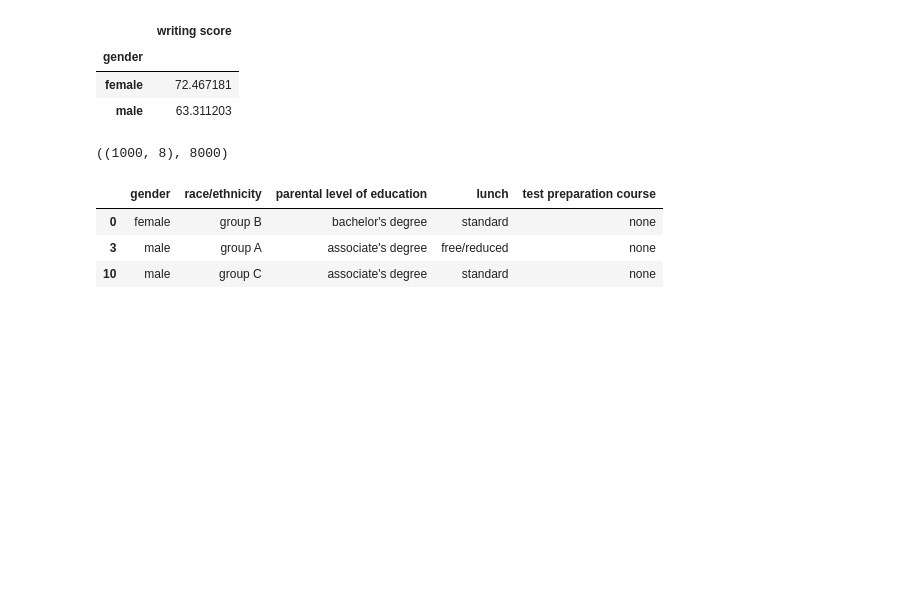
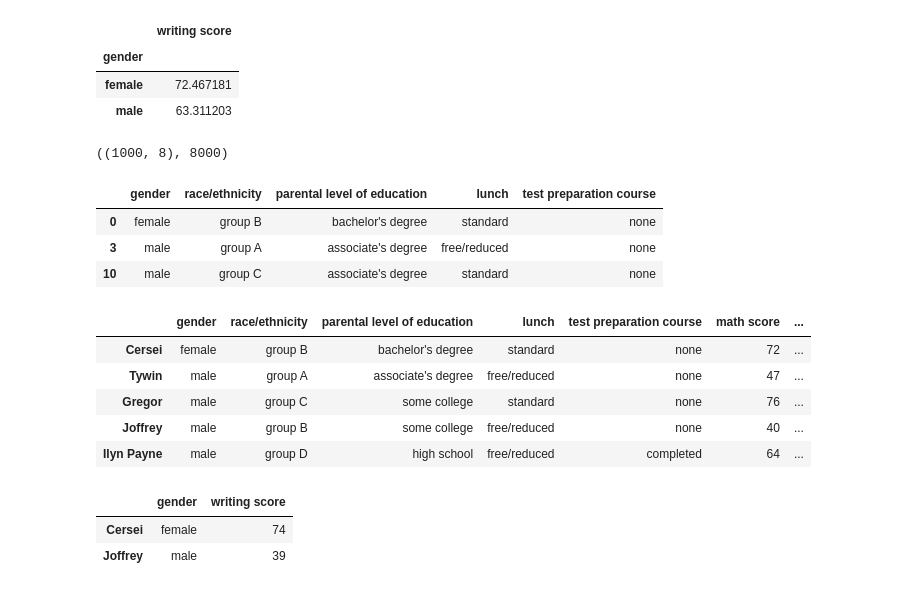
Before and after one commit to rufous86/studies, a Jupyter notebook: ds_ml_Karpov/intro.ipynb, the cells around one changed output. Drawn from its saved outputs; the diff is of its cells as text; code cells hidden in the pictures; blank space fills up the shorter version.

```diff
--- a/ds_ml_Karpov/intro.ipynb
+++ b/ds_ml_Karpov/intro.ipynb
@@ -42,3 +42,20 @@ df.iloc[[0, 3, 10], 0:5]
 | 0 | female | group B | bachelor's degree | standard | none |
 | 3 | male | group A | associate's degree | free/reduced | none |
 | 10 | male | group C | associate's degree | standard | none |
+# %%
+df_with_names = df.iloc[[0, 3, 4, 7, 8]]
+df_with_names.index = ['Cersei', 'Tywin', 'Gregor', 'Joffrey', 'Ilyn Payne']
+df_with_names
+# %% [output]
+|  | gender | race/ethnicity | parental level of education | lunch | test preparation course | math score | ... |
+| Cersei | female | group B | bachelor's degree | standard | none | 72 | ... |
+| Tywin | male | group A | associate's degree | free/reduced | none | 47 | ... |
+| Gregor | male | group C | some college | standard | none | 76 | ... |
+| Joffrey | male | group B | some college | free/reduced | none | 40 | ... |
+| Ilyn Payne | male | group D | high school | free/reduced | completed | 64 | ... |
+# %%
+df_with_names.loc[['Cersei', 'Joffrey'], ['gender', 'writing score']]
+# %% [output]
+|  | gender | writing score |
+| Cersei | female | 74 |
+| Joffrey | male | 39 |
```
Also changed, not shown: parts of 2 cells of this notebook.
